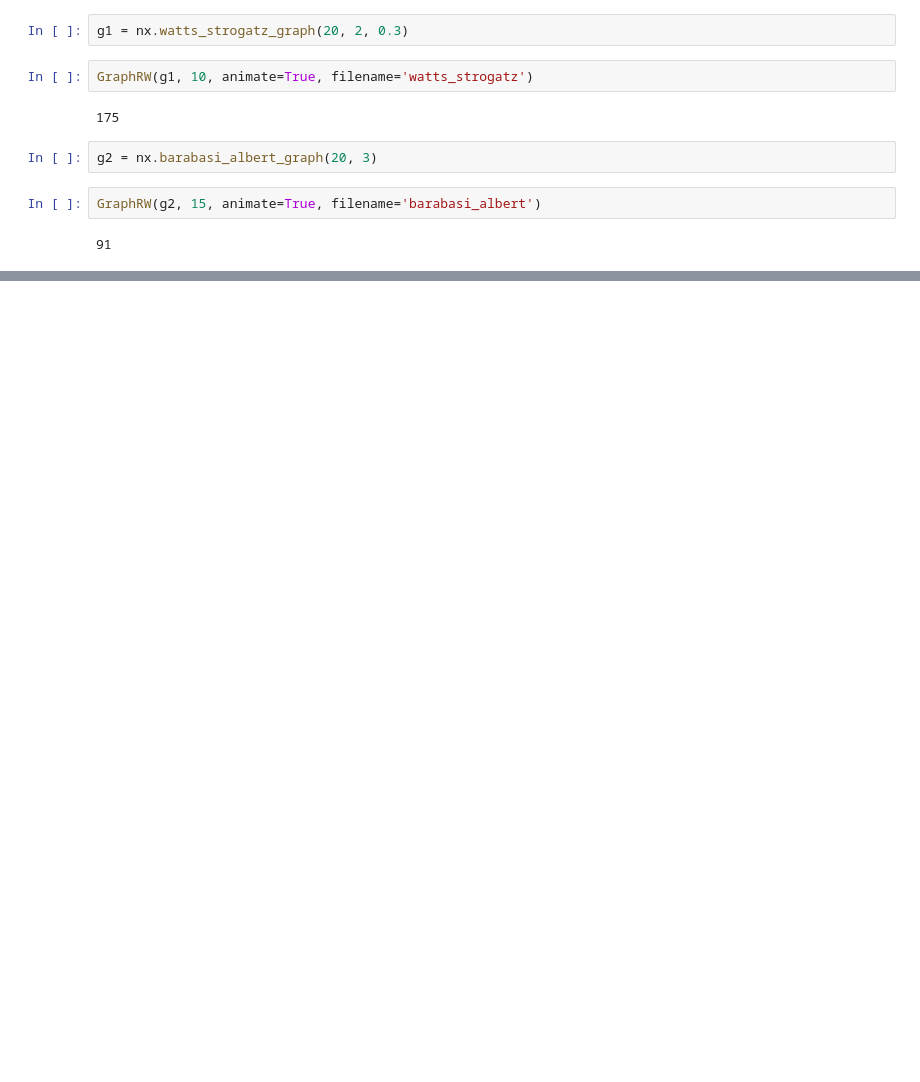
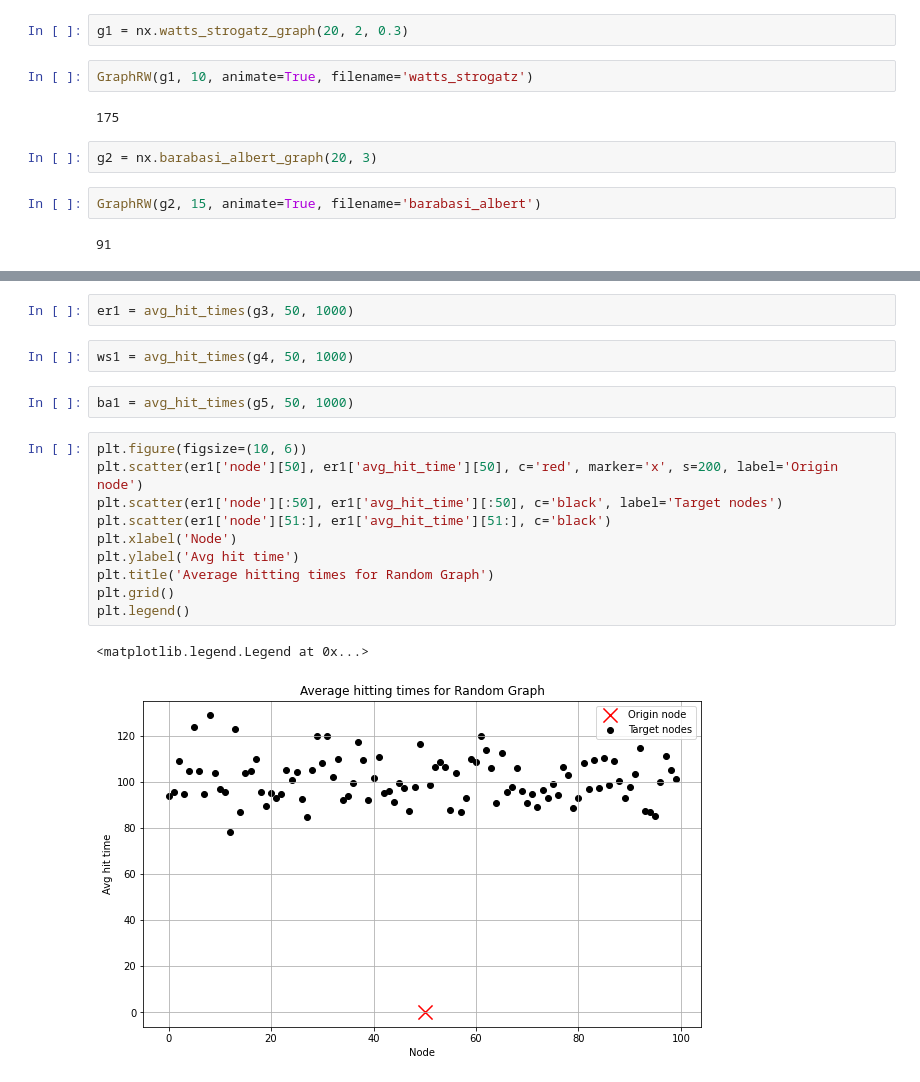
Before and after one commit to adamaj99pwr/Diffusion-processes, a Jupyter notebook: lab4/lab4.ipynb, the cells around one changed output, grey strips where cells are left out. Saved outputs shown, nothing was run; the diff lists cells and outputs as text; blank space fills up the shorter version.

```diff
--- a/lab4/lab4.ipynb
+++ b/lab4/lab4.ipynb
@@ -236,0 +301,19 @@ GraphRW(g2, 15, animate=True, filename='barabasi_albert')
+# %%
+er1 = avg_hit_times(g3, 50, 1000)
+# %%
+ws1 = avg_hit_times(g4, 50, 1000)
+# %%
+ba1 = avg_hit_times(g5, 50, 1000)
+# %%
+plt.figure(figsize=(10, 6))
+plt.scatter(er1['node'][50], er1['avg_hit_time'][50], c='red', marker='x', s=200, label='Origin node')
+plt.scatter(er1['node'][:50], er1['avg_hit_time'][:50], c='black', label='Target nodes')
+plt.scatter(er1['node'][51:], er1['avg_hit_time'][51:], c='black')
+plt.xlabel('Node')
+plt.ylabel('Avg hit time')
+plt.title('Average hitting times for Random Graph')
+plt.grid()
+plt.legend()
+# %% [output]
+<matplotlib.legend.Legend at 0x...>
+[figure, added]
```
Also changed, not shown: parts of 17 cells of this notebook, 1 other file.
